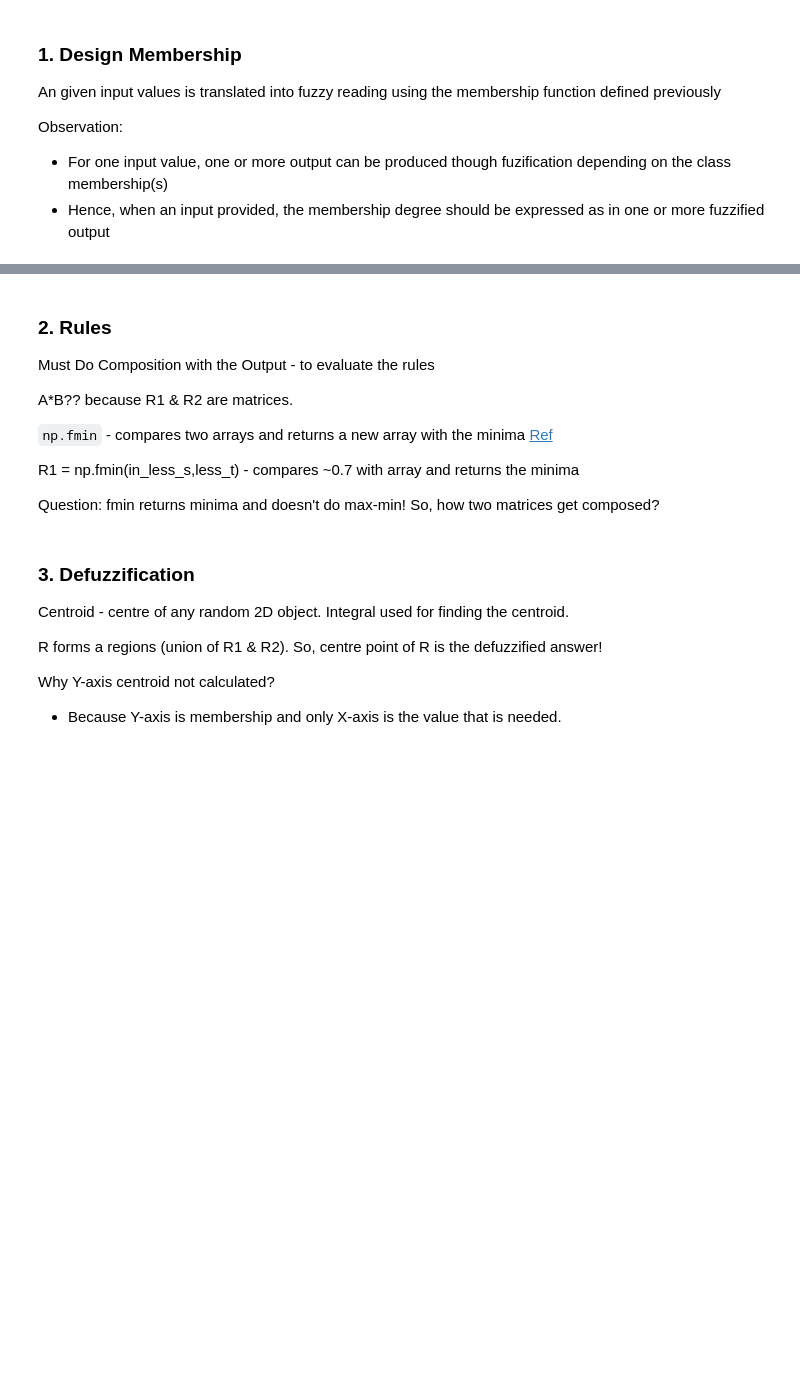
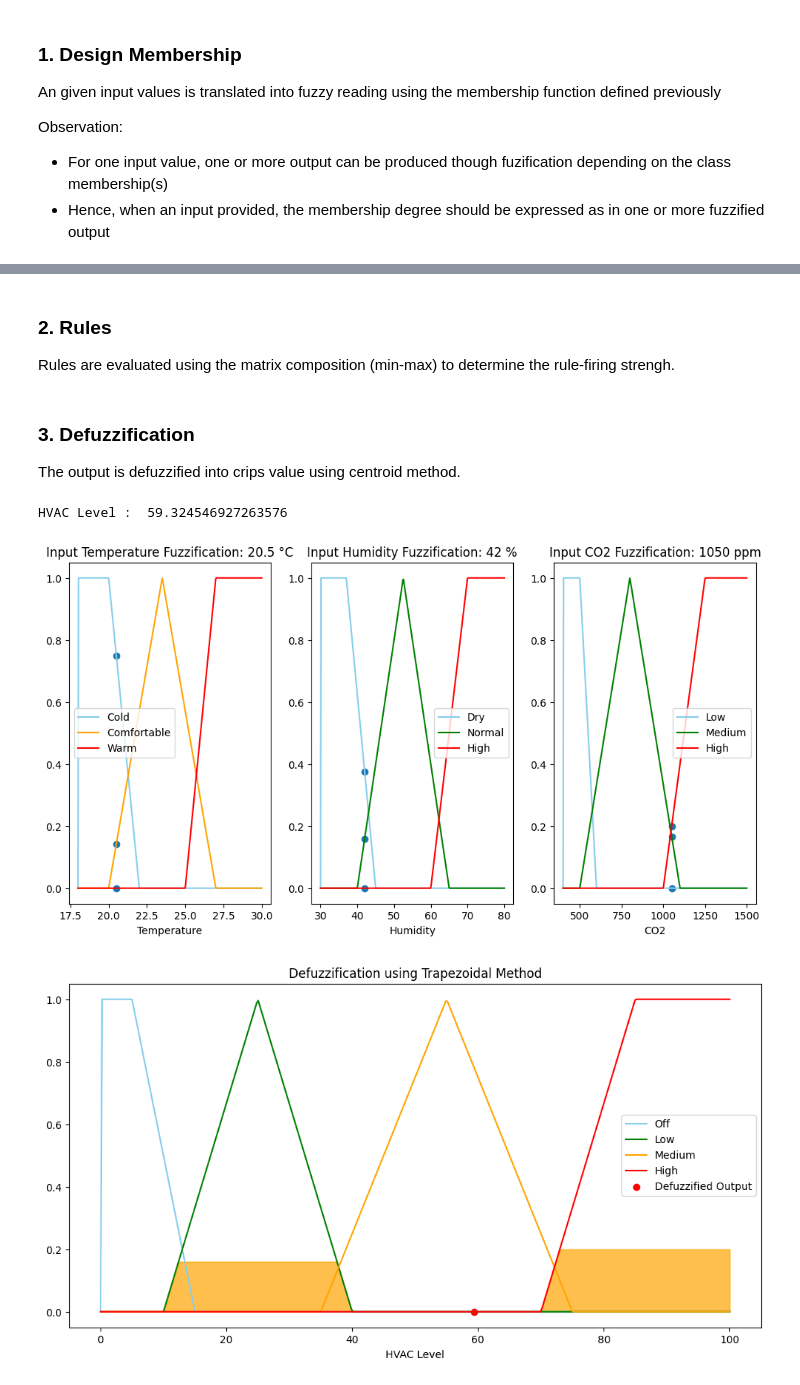
Before and after one commit to everhettoo/fl-hvac-control, a Jupyter notebook: notebooks/5_mamdani_hvac_control.ipynb, the cells around one changed output, grey strips where cells are left out. Drawn from its saved outputs; the diff is of its cells as text; code cells hidden in the pictures; blank space fills up the shorter version.

Commit message:
Changed defuzzification to centroid and added positives and negatives cases

```diff
--- a/notebooks/5_mamdani_hvac_control.ipynb
+++ b/notebooks/5_mamdani_hvac_control.ipynb
@@ -164,13 +187,6 @@ print(
 # %% [markdown]
 ### 2. Rules
-Must Do Composition with the Output - to evaluate the rules <p>
-A*B?? because R1 & R2 are matrices.
-
-`np.fmin` - compares two arrays and returns a new array with the minima <a href=https://www.geeksforgeeks.org/python/numpy-fmin-in-python>Ref</a>
-
-R1 = np.fmin(in_less_s,less_t) - compares ~0.7 with array and returns the minima
-
-<p> Question: fmin returns minima and doesn't do max-min! So, how two matrices get composed?
+Rules are evaluated using the matrix composition (min-max) to determine the rule-firing strengh.
 # %%
 reload(mf)
 # Evaluation of Rules - using A-> to check antecedent and consequence.
@@ -184,10 +200,18 @@ antecedent_7 = min(in_warm_temp, in_high_humid, in_high_co2)
 
 consequence_1 = np.minimum(antecedent_1, off_hvac)  # no one in the room so trun off
 consequence_2 = np.minimum(antecedent_2, low_hvac)  # got people and env is ok
-consequence_3 = np.minimum(antecedent_3, low_hvac)  # ignore human based on env will trun on and set as low
-consequence_4 = np.minimum(antecedent_4, medium_hvac)  # ignore human based on env will trun on and set as medium
-consequence_5 = np.minimum(antecedent_5, medium_hvac)  # some activities going on in the room so, humid is high...we need to control the env is good for everytime
-consequence_6 = np.minimum(antecedent_6, high_hvac)  # because the co2 high is danger so turn on
+consequence_3 = np.minimum(
+    antecedent_3, low_hvac
+)  # ignore human based on env will trun on and set as low
+consequence_4 = np.minimum(
+    antecedent_4, medium_hvac
+)  # ignore human based on env will trun on and set as medium
+consequence_5 = np.minimum(
+    antecedent_5, medium_hvac
+)  # some activities going on in the room so, humid is high...we need to control the env is good for everytime
+consequence_6 = np.minimum(
+    antecedent_6, high_hvac
+)  # because the co2 high is danger so turn on
 consequence_7 = np.minimum(antecedent_7, high_hvac)  # normal case
 # %%
 # summarize the Rules
@@ -204,15 +228,12 @@ R = np.maximum.reduce(
 )
 # %% [markdown]
 ### 3. Defuzzification
-Centroid - centre of any random 2D object. Integral used for finding the centroid.<p>
-R forms a regions (union of R1 & R2). So, centre point of R is the defuzzified answer!
-
-Why Y-axis centroid not calculated?<p>
-- Because Y-axis is membership and only X-axis is the value that is needed.
+The output is defuzzified into crips value using centroid method.
 # %%
 reload(mf)
 # Defuzzification
-res = mf.defuzzify_trap(hvac_level, R)
+# res = mf.defuzzify_trap(hvac_level, R)
+res = mf.defuzzify_centroid(hvac_level, R)
 print("HVAC Level : ", res)
 
 # Cooling Level Plot with defuzzified point
@@ -236,30 +257,34 @@ plt.plot(humid, high_humid, label="High", color="red")
 
 plt.scatter(
     [in_humid, in_humid, in_humid], [in_dry_humid, in_normal_humid, in_high_humid]
 )
 plt.xlabel("Humidity")
 plt.title(f"Input Humidity Fuzzification: {in_humid} %")
 plt.legend()
 
 plt.subplot(1, 3, 3)
 plt.plot(co2, low_co2, label="Low", color="skyblue")
 plt.plot(co2, medium_co2, label="Medium", color="green")
 plt.plot(co2, high_co2, label="High", color="red")
 
 plt.scatter([in_co2, in_co2, in_co2], [in_low_co2, in_medium_co2, in_high_co2])
 plt.xlabel("CO2")
 plt.title(f"Input CO2 Fuzzification: {in_co2} ppm")
 plt.legend()
 
 plt.figure(1, figsize=(12, 6))
 plt.plot(hvac_level, off_hvac, label="Off", color="skyblue")
 plt.plot(hvac_level, low_hvac, label="Low", color="green")
 plt.plot(hvac_level, medium_hvac, label="Medium", color="orange")
 plt.plot(hvac_level, high_hvac, label="High", color="red")
 plt.fill_between(hvac_level, np.zeros_like(hvac_level), R, color="orange", alpha=0.7)
 plt.scatter([res], [0], color="red", label="Defuzzified Output")
 plt.xlabel("HVAC Level")
 # plt.title("Defuzzification using Centroid Method")
 plt.title("Defuzzification using Trapezoidal Method")
 plt.legend()
 plt.show()
+# %% [output]
+HVAC Level :  59.324546927263576
+[figure, added]
+[figure, added]
```
Also changed, not shown: parts of 3 cells of this notebook, 9 other files.
